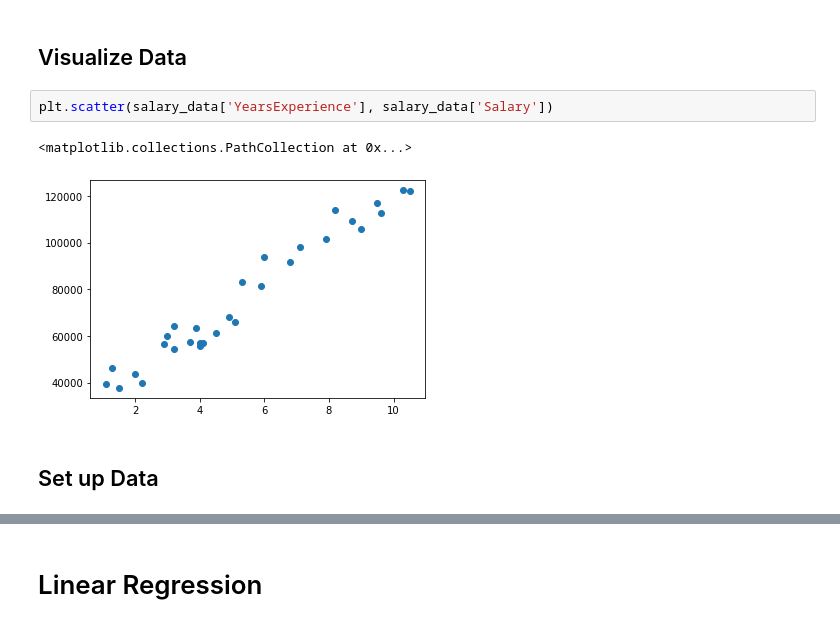
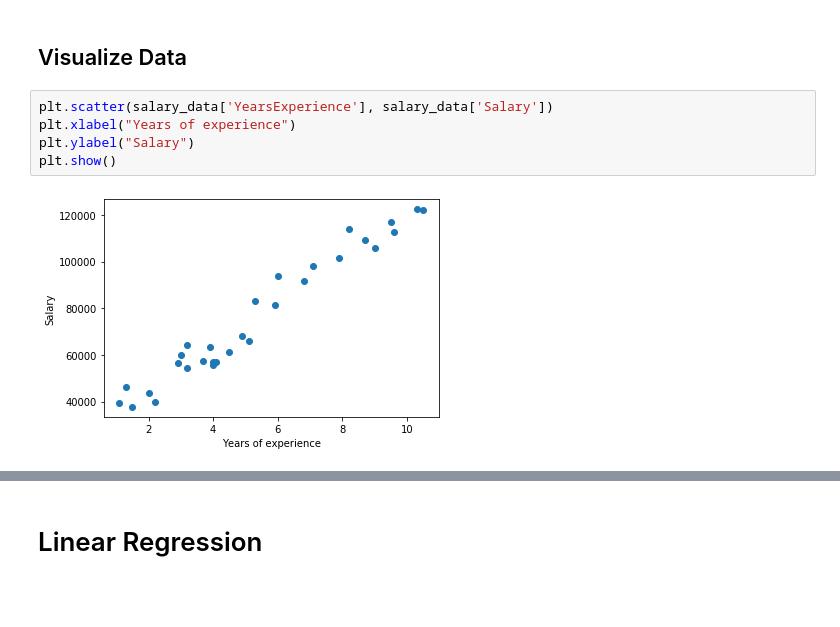
Before and after one commit to luisespriella9/ML-Algorithms, a Jupyter notebook: Linear and Logistic Regression.ipynb, the cells around one changed output, grey strips where cells are left out. Saved outputs shown, nothing was run; the diff lists cells and outputs as text; blank space fills up the shorter version.

```diff
--- a/Linear and Logistic Regression.ipynb
+++ b/Linear and Logistic Regression.ipynb
@@ -52,8 +52,8 @@ salary_data.head()
 ## Visualize Data
 # %%
 plt.scatter(salary_data['YearsExperience'], salary_data['Salary'])
+plt.xlabel("Years of experience")
+plt.ylabel("Salary")
+plt.show()
 # %% [output]
-<matplotlib.collections.PathCollection at 0x...>
-[figure, old version]
+[figure, new version]
-# %% [markdown]
-## Set up Data
```
Also changed, not shown: parts of 85 cells of this notebook, 1 other file.
